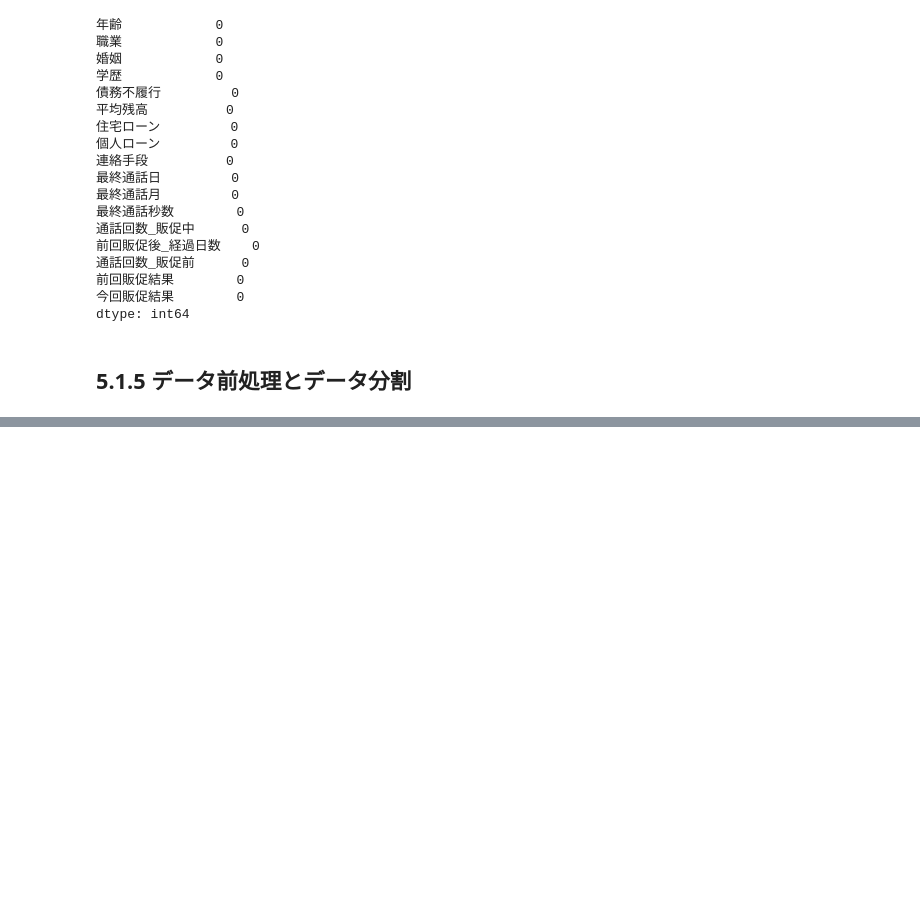
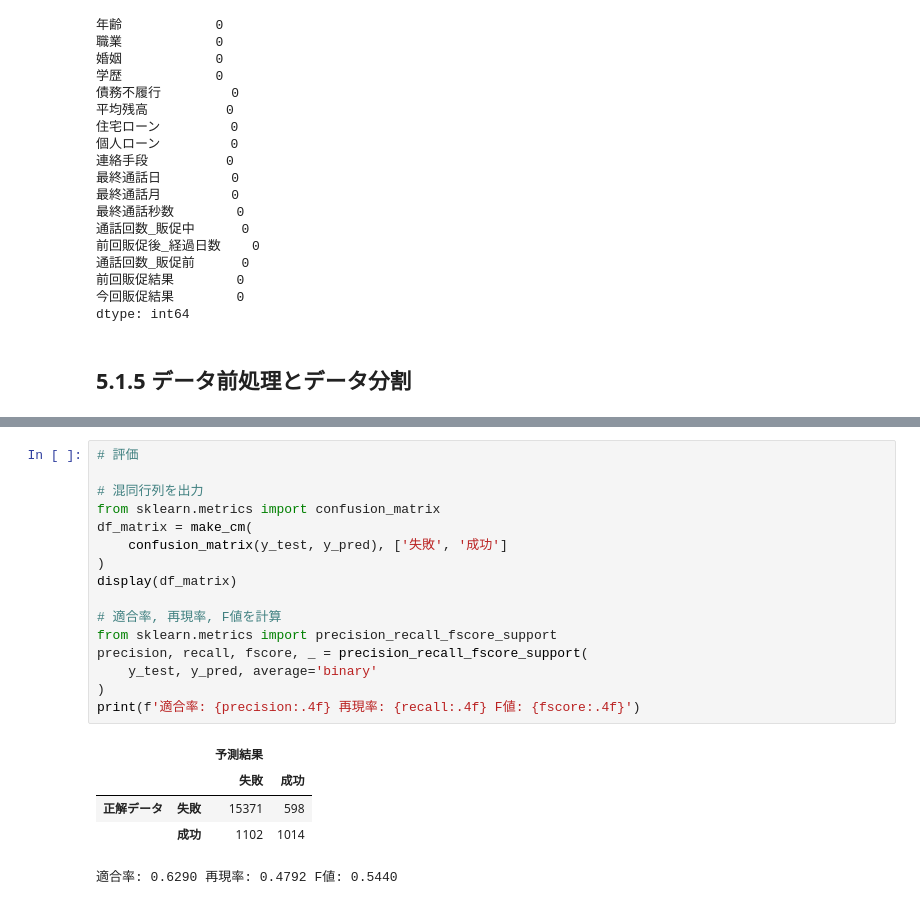
Before and after one commit to hirokimituya/book_create-profitable-AI-with-Python, a Jupyter notebook: ch05_01_bank.ipynb, the cells around one changed output, grey strips where cells are left out. Saved outputs shown, nothing was run; the diff lists cells and outputs as text; blank space fills up the shorter version.

```diff
--- a/ch05_01_bank.ipynb
+++ b/ch05_01_bank.ipynb
@@ -193,0 +280,22 @@ display(df_all2.head())
+# %%
+# 評価
+
+# 混同行列を出力
+from sklearn.metrics import confusion_matrix
+df_matrix = make_cm(
+    confusion_matrix(y_test, y_pred), ['失敗', '成功']
+)
+display(df_matrix)
+
+# 適合率, 再現率, F値を計算
+from sklearn.metrics import precision_recall_fscore_support
+precision, recall, fscore, _ = precision_recall_fscore_support(
+    y_test, y_pred, average='binary'
+)
+print(f'適合率: {precision:.4f} 再現率: {recall:.4f} F値: {fscore:.4f}')
+# %% [output]
+|  |  | 予測結果 |  |
+|  |  | 失敗 | 成功 |
+| 正解データ | 失敗 | 15371 | 598 |
+|  | 成功 | 1102 | 1014 |
+適合率: 0.6290 再現率: 0.4792 F値: 0.5440
```
Also changed, not shown: parts of 13 cells of this notebook.
